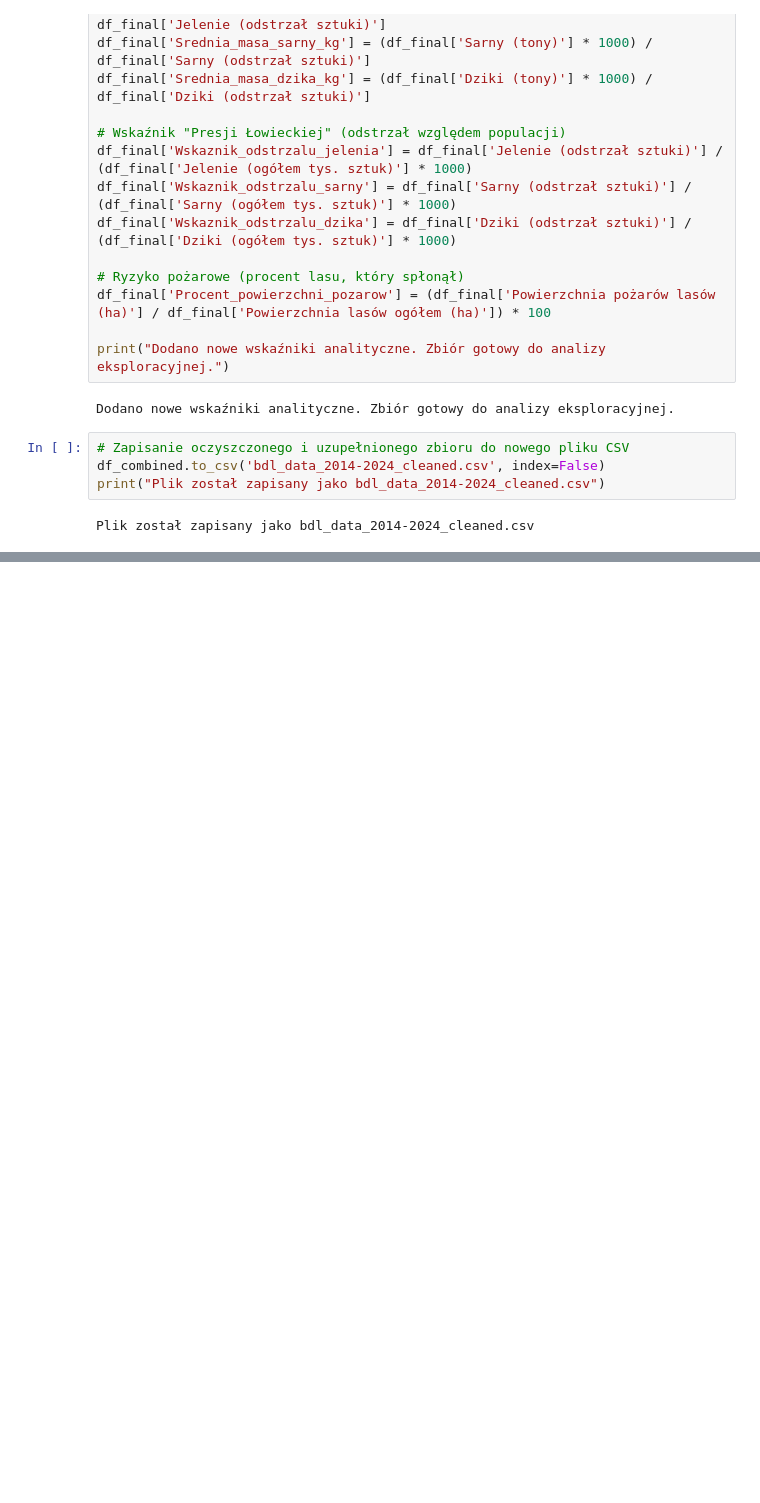
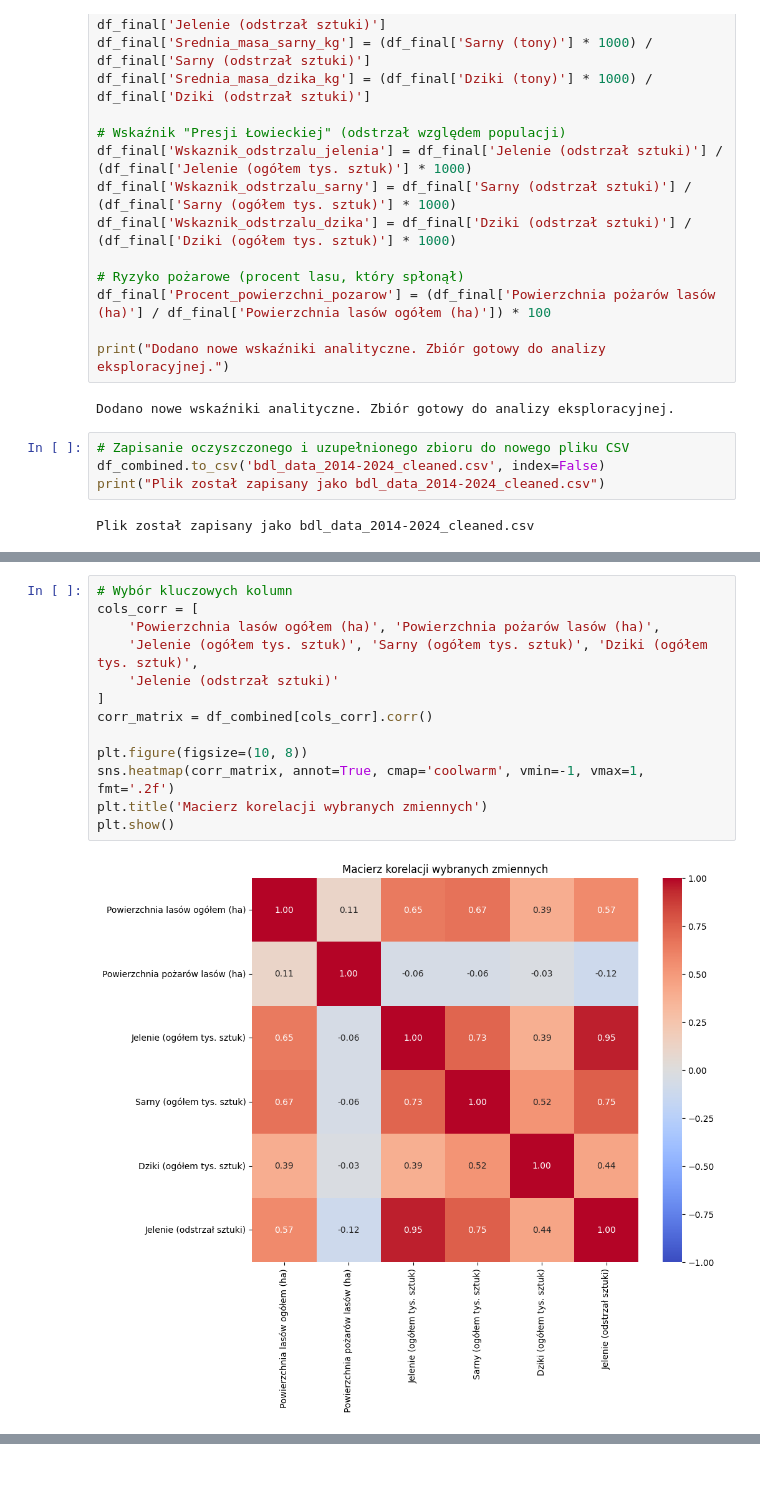
Before and after one commit to edyta02/Analiza-danych-z-R-i-Python---LW, a Jupyter notebook: Projekt.ipynb, the cells around one changed output, grey strips where cells are left out. Drawn from its saved outputs; the diff is of its cells as text; blank space fills up the shorter version.

```diff
--- a/Projekt.ipynb
+++ b/Projekt.ipynb
@@ -871,0 +911,15 @@ Plik został zapisany jako bdl_data_2014-2024_cleaned.csv
+# %%
+# Wybór kluczowych kolumn
+cols_corr = [
+    'Powierzchnia lasów ogółem (ha)', 'Powierzchnia pożarów lasów (ha)',
+    'Jelenie (ogółem tys. sztuk)', 'Sarny (ogółem tys. sztuk)', 'Dziki (ogółem tys. sztuk)',
+    'Jelenie (odstrzał sztuki)'
+]
+corr_matrix = df_combined[cols_corr].corr()
+
+plt.figure(figsize=(10, 8))
+sns.heatmap(corr_matrix, annot=True, cmap='coolwarm', vmin=-1, vmax=1, fmt='.2f')
+plt.title('Macierz korelacji wybranych zmiennych')
+plt.show()
+# %% [output]
+[figure, added]
```
Also changed, not shown: parts of 18 cells of this notebook.
